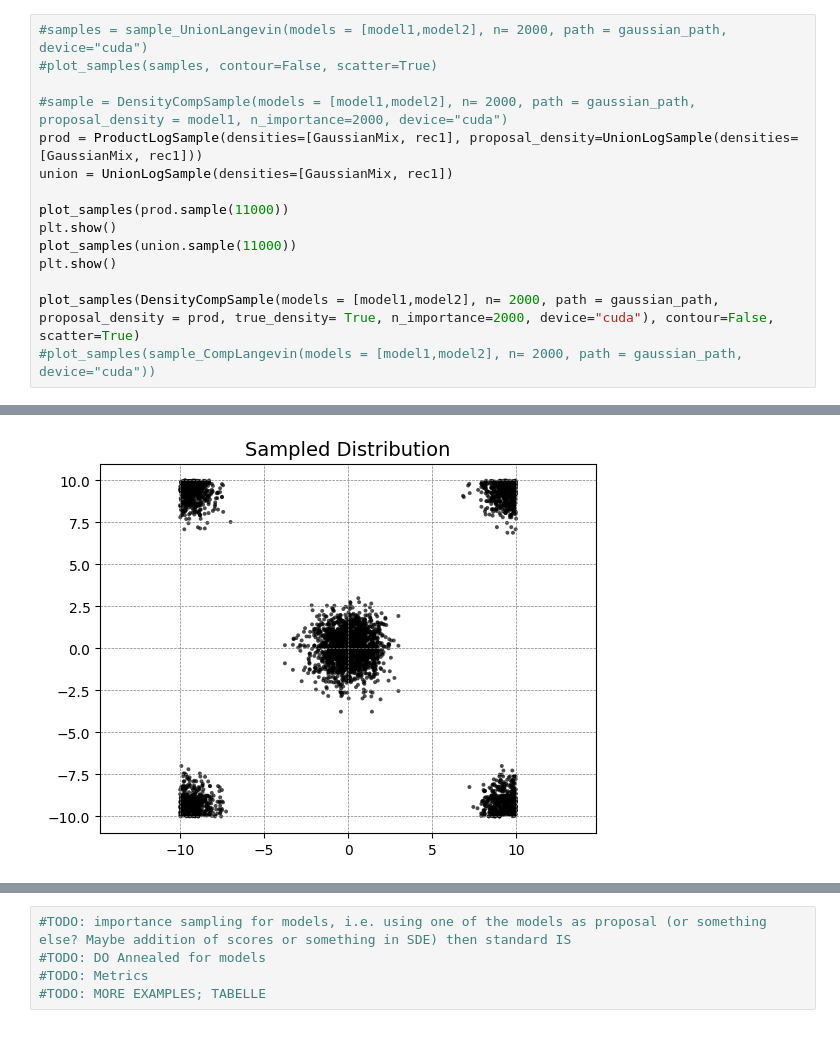
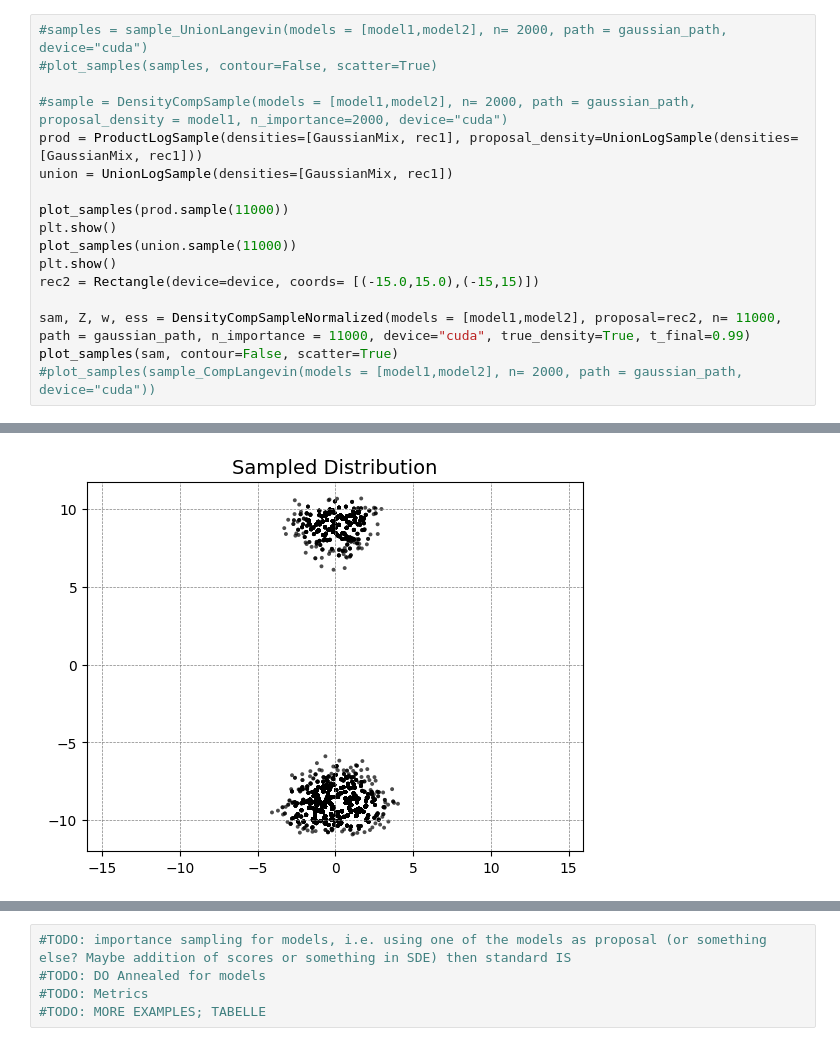
Before and after one commit to Mullerio/Compostional-Generative-Models, a Jupyter notebook: testBasic.ipynb, the cells around one changed output, grey strips where cells are left out. Cells and saved outputs as stored; diff of their text form.

Commit message:
got basic IS based comp sampling working for time varying densities, can lalso be used for energies

```diff
--- a/testBasic.ipynb
+++ b/testBasic.ipynb
@@ -92,7 +94,9 @@ plot_samples(prod.sample(11000))
 plt.show()
 plot_samples(union.sample(11000))
 plt.show()
+rec2 = Rectangle(device=device, coords= [(-15.0,15.0),(-15,15)])
 
-plot_samples(DensityCompSample(models = [model1,model2], n= 2000, path = gaussian_path, proposal_density = prod, true_density= True, n_importance=2000, device="cuda"), contour=False, scatter=True)
+sam, Z, w, ess = DensityCompSampleNormalized(models = [model1,model2], proposal=rec2, n= 11000, path = gaussian_path, n_importance = 11000, device="cuda", true_density=True, t_final=0.99)
+plot_samples(sam, contour=False, scatter=True)
 #plot_samples(sample_CompLangevin(models = [model1,model2], n= 2000, path = gaussian_path, device="cuda"))
 # %% [output]
@@ -101 +105 @@ plot_samples(DensityCompSample(models = [model1,model2], n= 2000, path = gaussia
-[figure, old version]
+[figure, new version]
```
Also changed, not shown: parts of 16 cells of this notebook, 2 other files.
